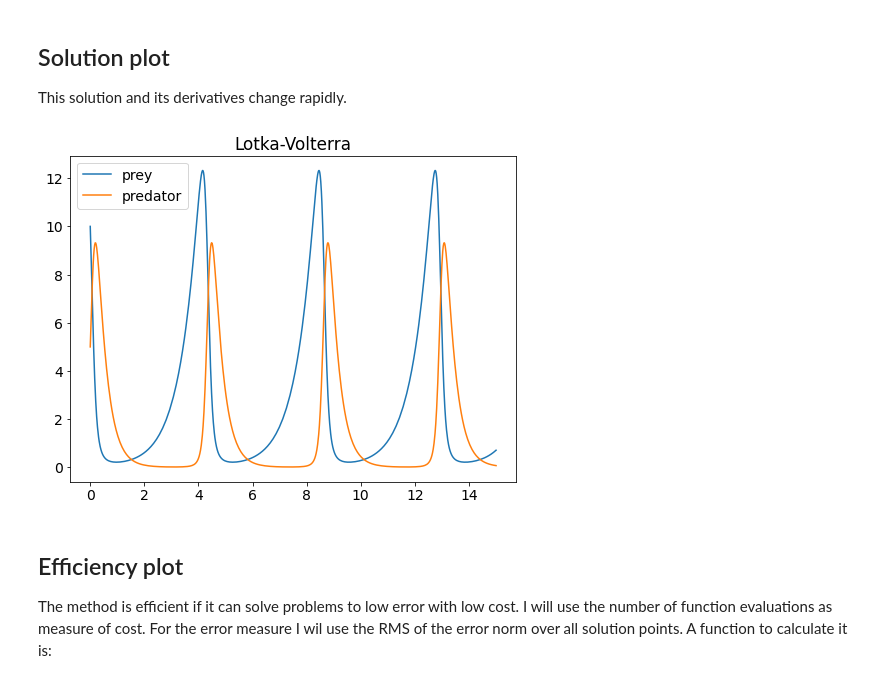
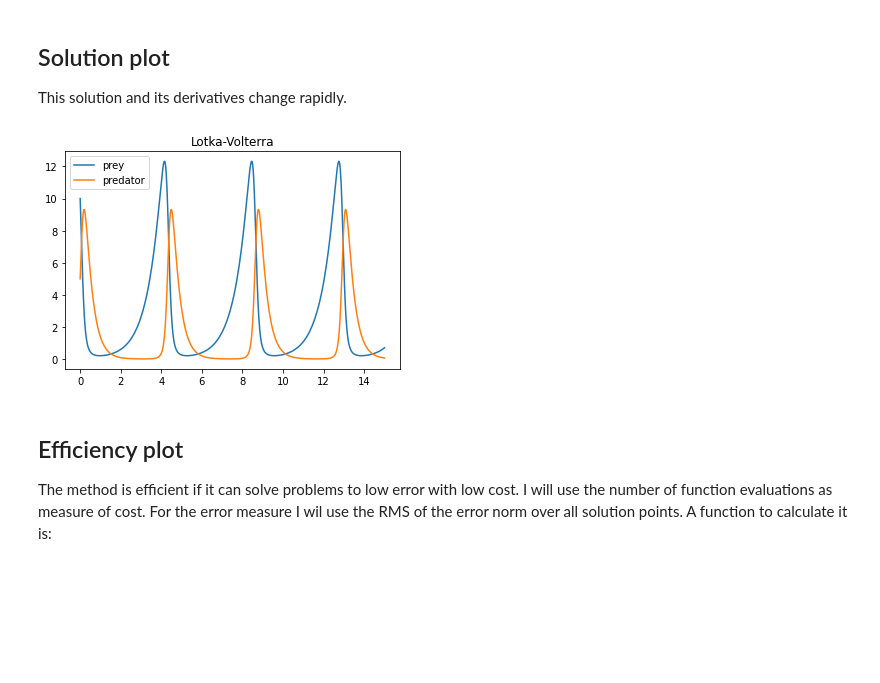
Before and after one commit to WRKampi/extensisq, a Jupyter notebook: docs/all_methods.ipynb, the cells around one changed output. Cells and saved outputs as stored; diff of their text form; code cells hidden in the pictures; blank space fills up the shorter version.

```diff
--- a/docs/all_methods.ipynb
+++ b/docs/all_methods.ipynb
@@ -29,16 +29,14 @@ This solution and its derivatives change rapidly.
 # %%
 %matplotlib inline
 import matplotlib.pyplot as plt
-plt.rcParams['figure.figsize'] = [8, 6]
-plt.rcParams['font.size'] = 14
 
 plt.figure()
 plt.plot(reference.t, reference.y.T)
 plt.title('Lotka-Volterra')
 plt.legend(('prey', 'predator'))
 plt.show()
 # %% [output]
-[figure, old version]
+[figure, new version]
 # %% [markdown]
 ## Efficiency plot
 
```
Also changed, not shown: parts of 1 cell of this notebook, 2 other files.
